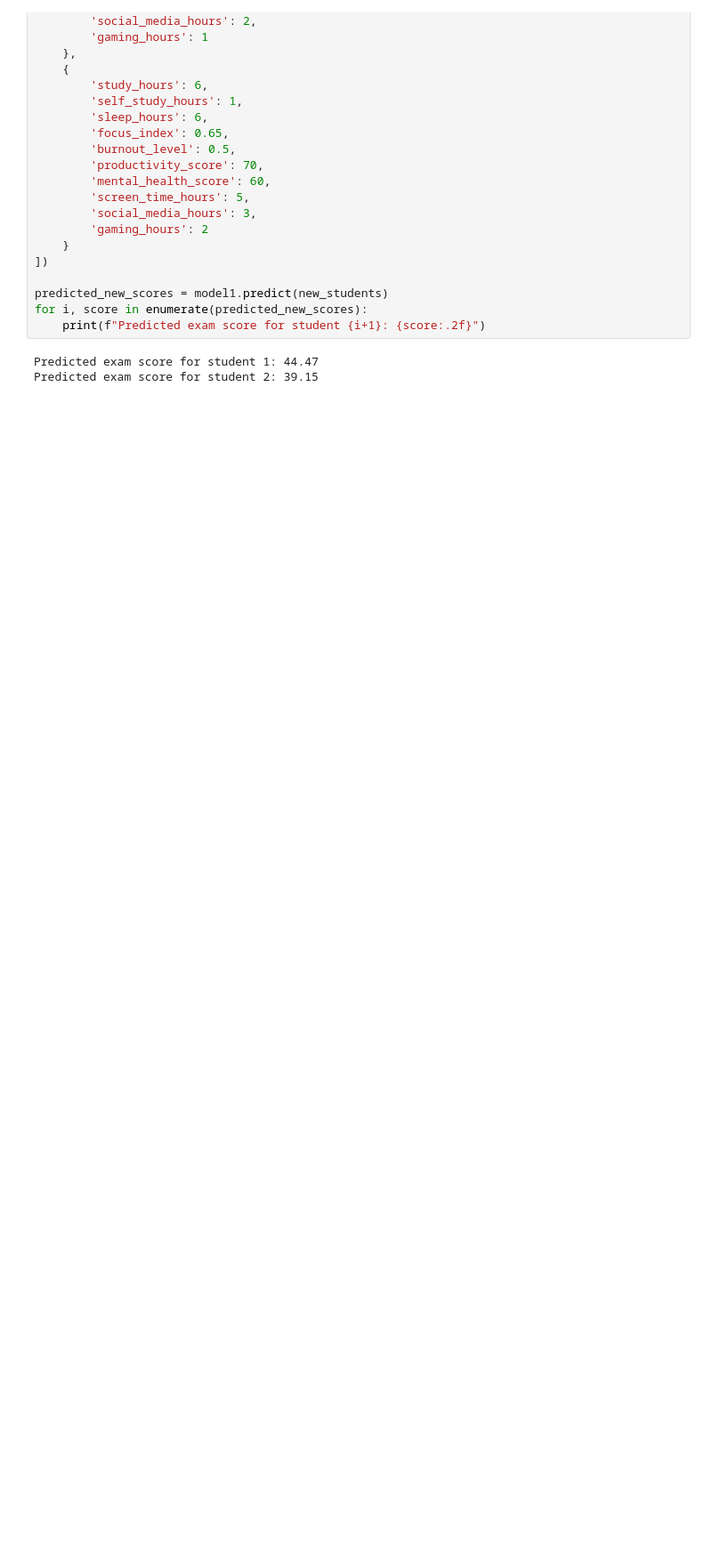
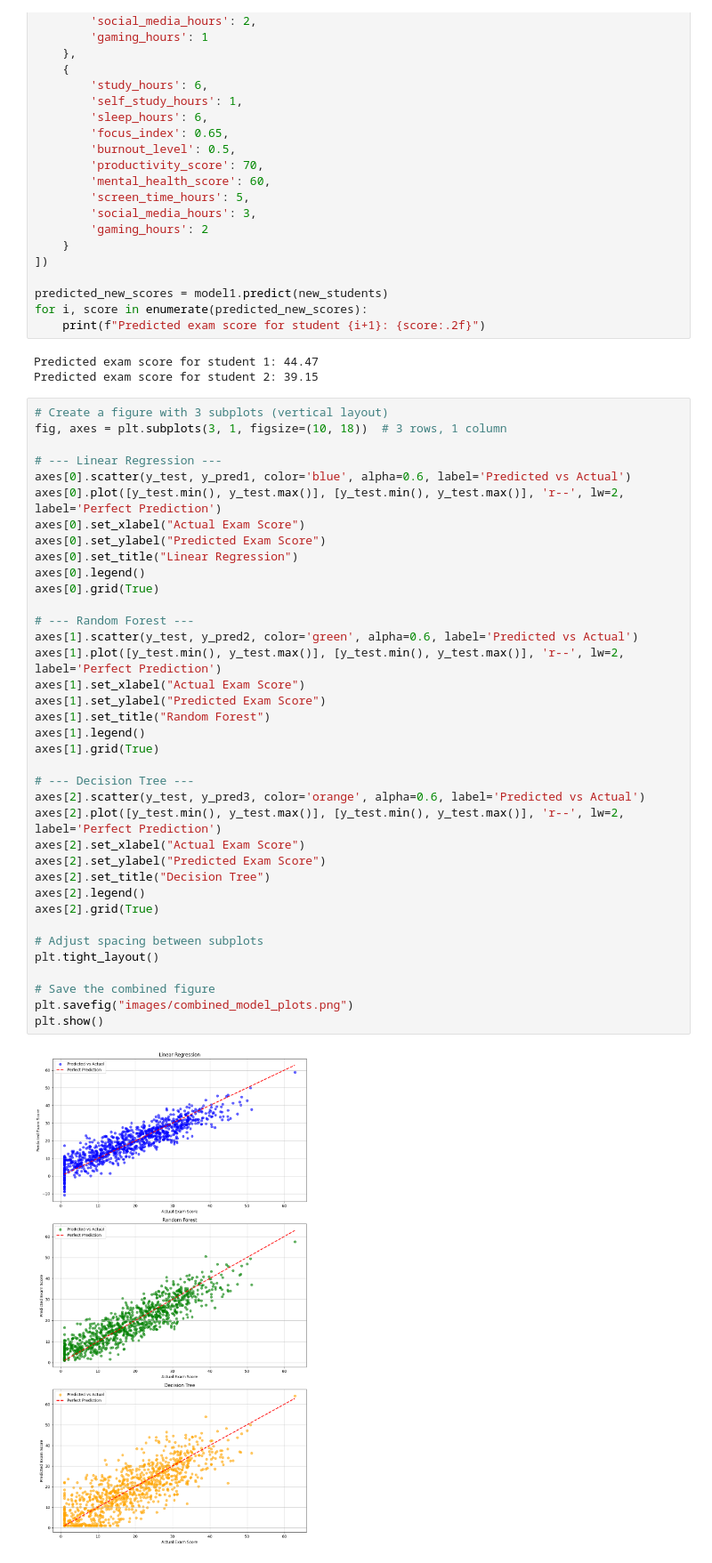
Before and after one commit to alibro005/student-exam-predictor, a Jupyter notebook: notebooks/experimentation.ipynb, the cells around one changed output. Shown at 89% size. Cells and saved outputs as stored; diff of their text form; blank space fills up the shorter version.

Commit message:
add graph images

```diff
--- a/notebooks/experimentation.ipynb
+++ b/notebooks/experimentation.ipynb
@@ -257,3 +266,42 @@ for i, score in enumerate(predicted_new_scores):
 # %% [output]
 Predicted exam score for student 1: 44.47
 Predicted exam score for student 2: 39.15
+# %%
+# Create a figure with 3 subplots (vertical layout)
+fig, axes = plt.subplots(3, 1, figsize=(10, 18))  # 3 rows, 1 column
+
+# --- Linear Regression ---
+axes[0].scatter(y_test, y_pred1, color='blue', alpha=0.6, label='Predicted vs Actual')
+axes[0].plot([y_test.min(), y_test.max()], [y_test.min(), y_test.max()], 'r--', lw=2, label='Perfect Prediction')
+axes[0].set_xlabel("Actual Exam Score")
+axes[0].set_ylabel("Predicted Exam Score")
+axes[0].set_title("Linear Regression")
+axes[0].legend()
+axes[0].grid(True)
+
+# --- Random Forest ---
+axes[1].scatter(y_test, y_pred2, color='green', alpha=0.6, label='Predicted vs Actual')
+axes[1].plot([y_test.min(), y_test.max()], [y_test.min(), y_test.max()], 'r--', lw=2, label='Perfect Prediction')
+axes[1].set_xlabel("Actual Exam Score")
+axes[1].set_ylabel("Predicted Exam Score")
+axes[1].set_title("Random Forest")
+axes[1].legend()
+axes[1].grid(True)
+
+# --- Decision Tree ---
+axes[2].scatter(y_test, y_pred3, color='orange', alpha=0.6, label='Predicted vs Actual')
+axes[2].plot([y_test.min(), y_test.max()], [y_test.min(), y_test.max()], 'r--', lw=2, label='Perfect Prediction')
+axes[2].set_xlabel("Actual Exam Score")
+axes[2].set_ylabel("Predicted Exam Score")
+axes[2].set_title("Decision Tree")
+axes[2].legend()
+axes[2].grid(True)
+
+# Adjust spacing between subplots
+plt.tight_layout()
+
+# Save the combined figure
+plt.savefig("images/combined_model_plots.png")
+plt.show()
+# %% [output]
+[figure, added]
```
Also changed, not shown: parts of 3 cells of this notebook, 5 other files.
